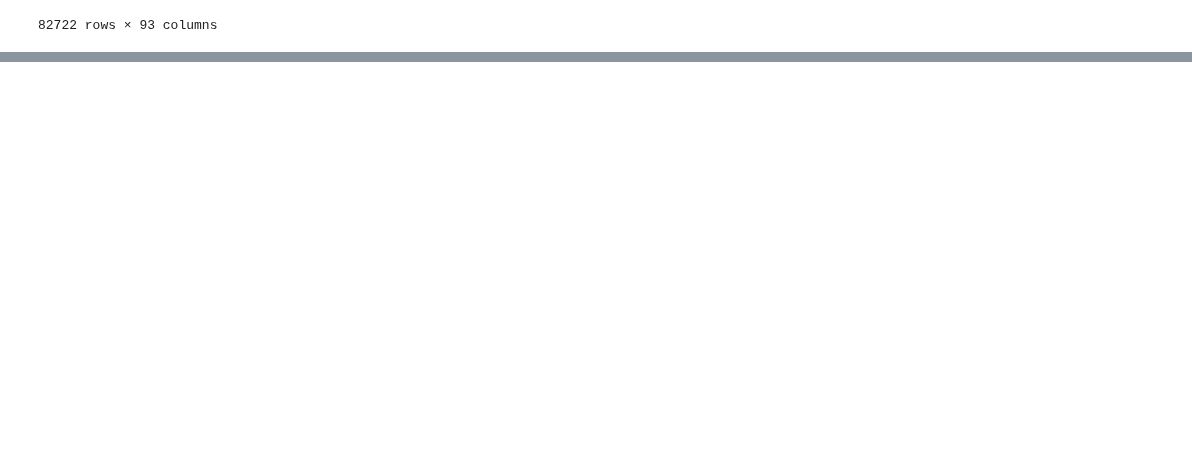
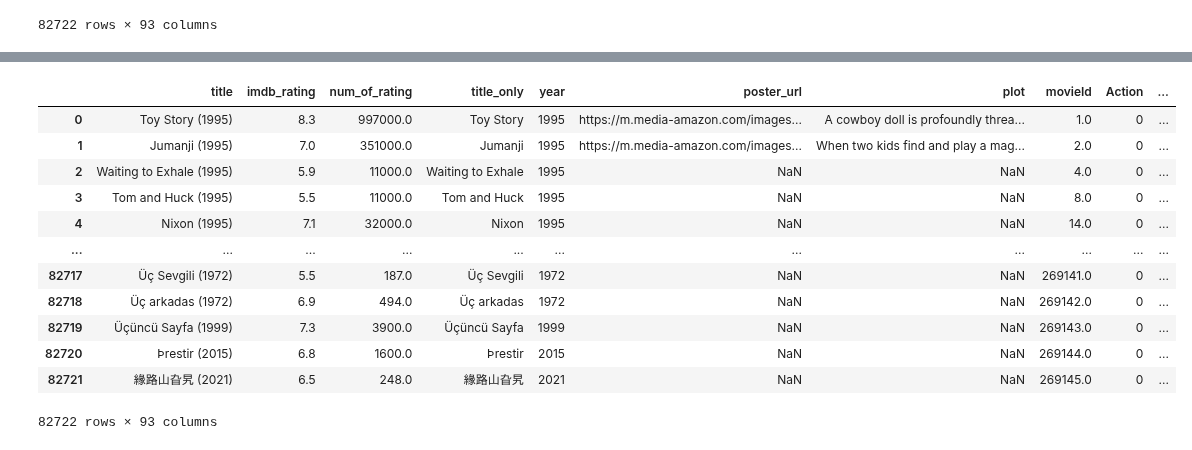
Before and after one commit to vincentlewi/import-group_name, a Jupyter notebook: add_posters.ipynb, the cells around one changed output, grey strips where cells are left out. Drawn from its saved outputs; the diff is of its cells as text; code cells hidden in the pictures; blank space fills up the shorter version.

```diff
--- a/add_posters.ipynb
+++ b/add_posters.ipynb
@@ -616,0 +567,5 @@ df_imdb_movies_final1.to_csv('movies_web_app_final.csv', index=False)
+# %%
+#assign movieId in order, starting from 209146, index 22722
+
+df_null = df_imdb_movies_with_id[df_imdb_movies_with_id.movieId.isna()]
+df_null
@@ -616,0 +586,8 @@ df_imdb_movies_final1.to_csv('movies_web_app_final.csv', index=False)
+# %%
+max_id = int(df_imdb_movies_with_id['movieId'].max())
+# print(type(max_id))
+
+num_rows = df_null.shape[0]
+# print(type(num_rows))
+
+df_null['movieId'] = range(max_id + 1, max_id + 1 + num_rows)
@@ -616,0 +616,18 @@ df_imdb_movies_final1.to_csv('movies_web_app_final.csv', index=False)
+# %%
+df_imdb_movies_with_id_final = pd.concat([df_not_null, df_null])
+# %%
+df_imdb_movies_with_id_final
+# %% [output]
+|  | title | imdb_rating | num_of_rating | title_only | year | poster_url | plot | movieId | Action | ... |
+| 0 | Toy Story (1995) | 8.3 | 997000.0 | Toy Story | 1995 | https://m.media-amazon.com/images... | A cowboy doll is profoundly threa... | 1.0 | 0 | ... |
+| 1 | Jumanji (1995) | 7.0 | 351000.0 | Jumanji | 1995 | https://m.media-amazon.com/images... | When two kids find and play a mag... | 2.0 | 0 | ... |
+| 2 | Waiting to Exhale (1995) | 5.9 | 11000.0 | Waiting to Exhale | 1995 | NaN | NaN | 4.0 | 0 | ... |
+| 3 | Tom and Huck (1995) | 5.5 | 11000.0 | Tom and Huck | 1995 | NaN | NaN | 8.0 | 0 | ... |
+| 4 | Nixon (1995) | 7.1 | 32000.0 | Nixon | 1995 | NaN | NaN | 14.0 | 0 | ... |
+| ... | ... | ... | ... | ... | ... | ... | ... | ... | ... | ... |
+| 82717 | Üç Sevgili (1972) | 5.5 | 187.0 | Üç Sevgili | 1972 | NaN | NaN | 269141.0 | 0 | ... |
+| 82718 | Üç arkadas (1972) | 6.9 | 494.0 | Üç arkadas | 1972 | NaN | NaN | 269142.0 | 0 | ... |
+| 82719 | Üçüncü Sayfa (1999) | 7.3 | 3900.0 | Üçüncü Sayfa | 1999 | NaN | NaN | 269143.0 | 0 | ... |
+| 82720 | Þrestir (2015) | 6.8 | 1600.0 | Þrestir | 2015 | NaN | NaN | 269144.0 | 0 | ... |
+| 82721 | 緣路山旮旯 (2021) | 6.5 | 248.0 | 緣路山旮旯 | 2021 | NaN | NaN | 269145.0 | 0 | ... |
+82722 rows × 93 columns
```
Also changed, not shown: parts of 17 cells of this notebook, 4 other files.
